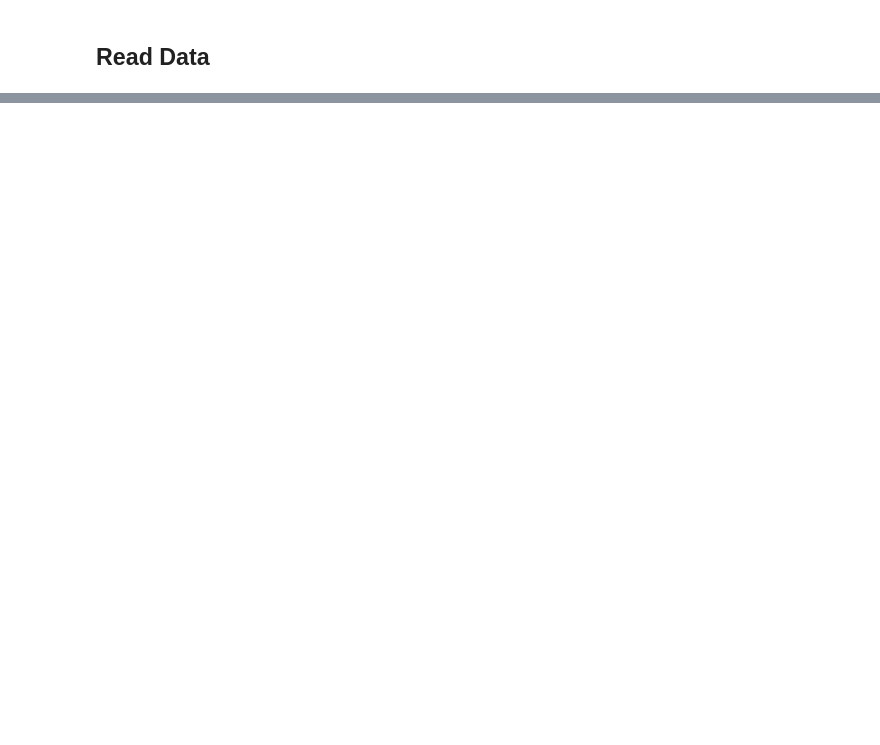
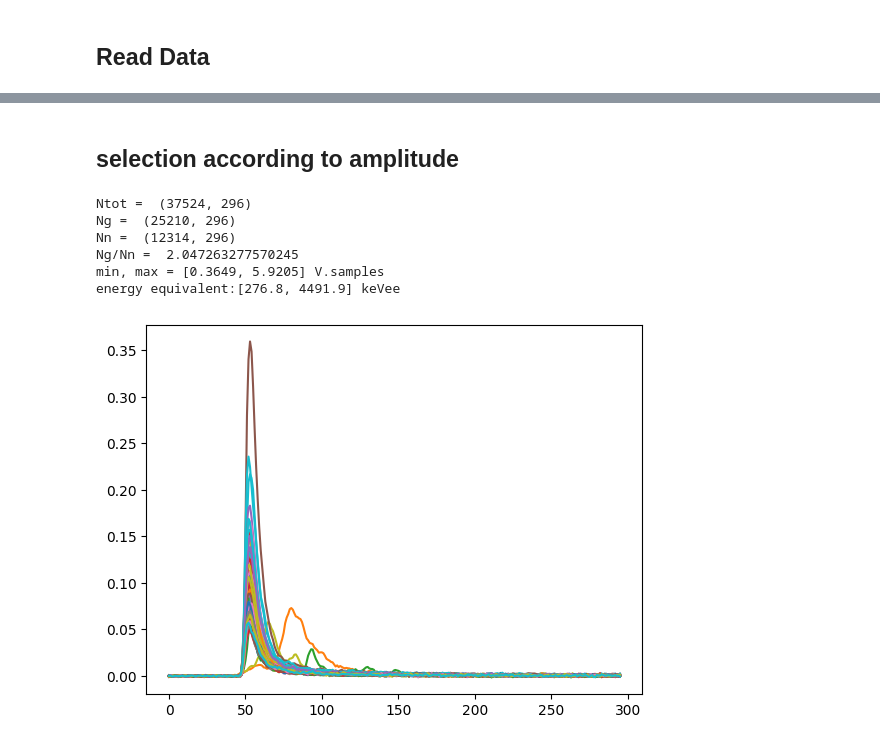
Before and after one commit to eberthol/PSD_GMVA_paper, a Jupyter notebook: synthetic_data/SyntheticData.ipynb, the cells around one changed output, grey strips where cells are left out. Saved outputs shown, nothing was run; the diff lists cells and outputs as text; code cells hidden in the pictures; blank space fills up the shorter version.

```diff
--- a/synthetic_data/SyntheticData.ipynb
+++ b/synthetic_data/SyntheticData.ipynb
@@ -69,0 +106,35 @@ ref_plot(X_val, Y_val, Npulses = 100, txt = 'validation'); # validation: pulses
+# %% [markdown]
+## selection according to amplitude
+# %%
+# selection according to amplitude voltage
+minVpeak, maxVpeak = 0.05, 0.4
+Vpeak = np.max(data_merged, axis=1)
+mask = (Vpeak >= minVpeak) & (Vpeak <= maxVpeak)
+selection = data_merged[mask]
+labels_sel = labels_merged[mask]
+print('Ntot = ', selection.shape)
+print('Ng = ', selection[labels_sel == 0].shape)
+print('Nn = ', selection[labels_sel == 1].shape)
+print('Ng/Nn = ', selection[labels_sel == 0].shape[0]/selection[labels_sel == 1].shape[0])
+
+# for i in range(100):
+#     plt.plot(selection[i])
+
+totals_sel = get_total_integral(selection)
+minVs, maxVs = np.nanmin(totals_sel), np.nanmax(totals_sel)
+print(f'min, max = [{minVs}, {maxVs}] V.samples')
+print(f'energy equivalent:[{convert_volts_to_energy(minVs):.1f}, {convert_volts_to_energy(maxVs):.1f}] keVee')
+
+neutrons_sel = selection[labels_sel == 1]
+gammas_sel   = selection[labels_sel == 0]
+
+for i in range(100):
+    plt.plot(neutrons_sel[i])
+# %% [output]
+Ntot =  (37524, 296)
+Ng =  (25210, 296)
+Nn =  (12314, 296)
+Ng/Nn =  2.047263277570245
+min, max = [0.3649, 5.9205] V.samples
+energy equivalent:[276.8, 4491.9] keVee
+[figure, added]
```
Also changed, not shown: parts of 32 cells of this notebook, 2 other files.
